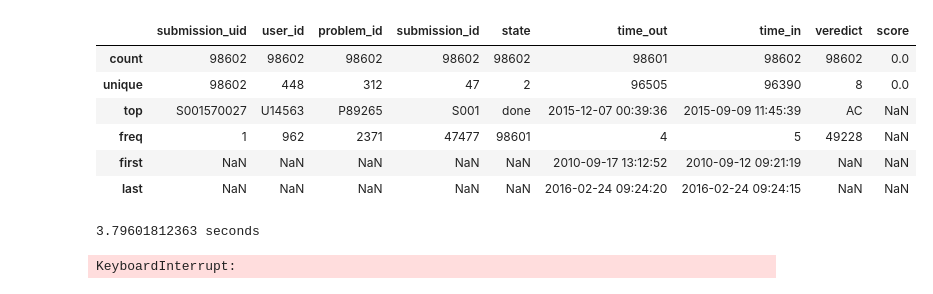
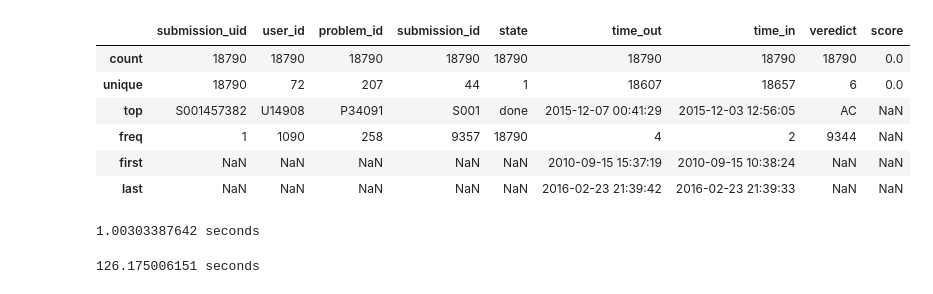
Before and after one commit to Makcime/stunning-enigma, a Jupyter notebook: 20160415 - means computation.ipynb, the cells around one changed output. Saved outputs shown, nothing was run; the diff lists cells and outputs as text; code cells hidden in the pictures.

```diff
--- a/20160415 - means computation.ipynb
+++ b/20160415 - means computation.ipynb
@@ -9,16 +9,17 @@ plt.style.use('ggplot')
 
 from analyser import *
 # %%
-subs = import_submissions(course_id = "C00199", dbname="test1")
+subs = import_submissions(course_id = "C00198", dbname="test1")
+#subs = import_submissions(course_id = "C00199", dbname="test1")
 subs.describe()
 # %% [output]
 |  | submission_uid | user_id | problem_id | submission_id | state | time_out | time_in | veredict | score |
-| count | 98602 | 98602 | 98602 | 98602 | 98602 | 98601 | 98602 | 98602 | 0.0 |
-| unique | 98602 | 448 | 312 | 47 | 2 | 96505 | 96390 | 8 | 0.0 |
-| top | S001570027 | U14563 | P89265 | S001 | done | 2015-12-07 00:39:36 | 2015-09-09 11:45:39 | AC | NaN |
-| freq | 1 | 962 | 2371 | 47477 | 98601 | 4 | 5 | 49228 | NaN |
-| first | NaN | NaN | NaN | NaN | NaN | 2010-09-17 13:12:52 | 2010-09-12 09:21:19 | NaN | NaN |
-| last | NaN | NaN | NaN | NaN | NaN | 2016-02-24 09:24:20 | 2016-02-24 09:24:15 | NaN | NaN |
+| count | 18790 | 18790 | 18790 | 18790 | 18790 | 18790 | 18790 | 18790 | 0.0 |
+| unique | 18790 | 72 | 207 | 44 | 1 | 18607 | 18657 | 6 | 0.0 |
+| top | S001457382 | U14908 | P34091 | S001 | done | 2015-12-07 00:41:29 | 2015-12-03 12:56:05 | AC | NaN |
+| freq | 1 | 1090 | 258 | 9357 | 18790 | 4 | 2 | 9344 | NaN |
+| first | NaN | NaN | NaN | NaN | NaN | 2010-09-15 15:37:19 | 2010-09-15 10:38:24 | NaN | NaN |
+| last | NaN | NaN | NaN | NaN | NaN | 2016-02-23 21:39:42 | 2016-02-23 21:39:33 | NaN | NaN |
 # %%
 #mat = bianary_mat(subs)
 #mat = succes_mat(subs)
@@ -30,7 +31,7 @@ mat = bianary_mat(subs)
 end = timer()
 print(end - start), 'seconds'
 # %% [output]
-3.79601812363 seconds
+1.00303387642 seconds
 # %%
 from timeit import default_timer as timer
 
@@ -41,4 +42,4 @@ print(end - start), 'seconds'
 
 # it took 129.460775852 seconds to compute
 # %% [output]
-KeyboardInterrupt:
+126.175006151 seconds
```
Also changed, not shown: parts of 7 cells of this notebook, 4 other files.
